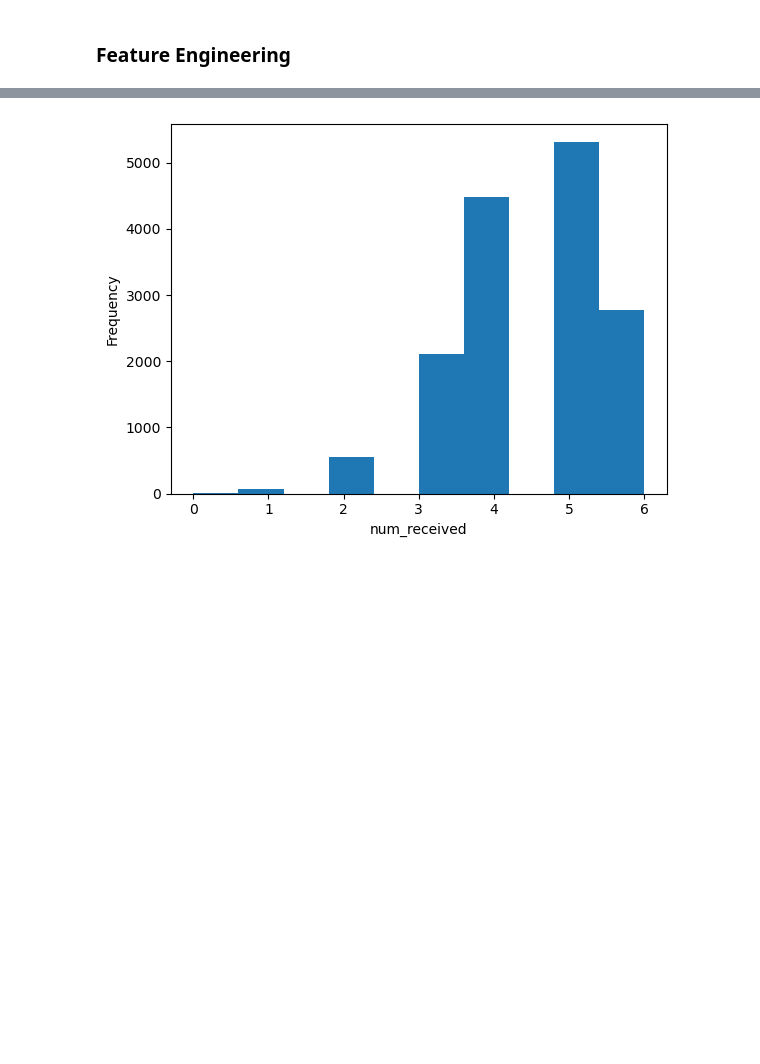
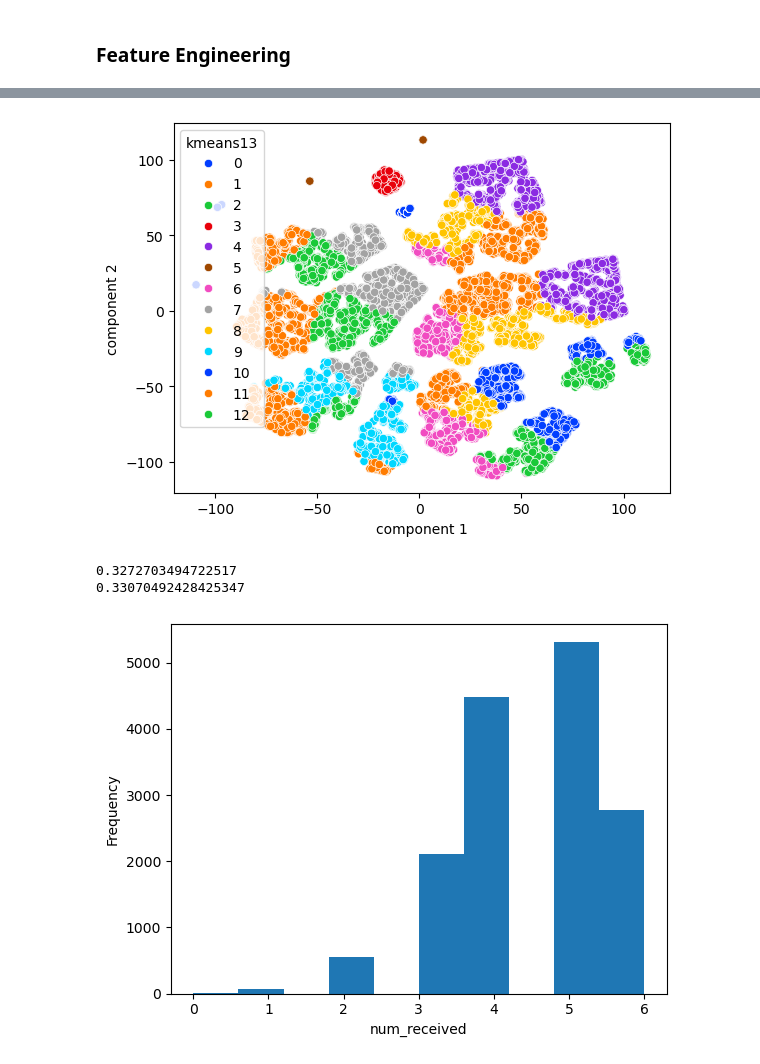
Before and after one commit to rara-ch/StarbucksPromotionalOffers_DataAnalysis, a Jupyter notebook: PythonNotebooks/OfferCompletion_ClassificationModelling.ipynb, the cells around one changed output, grey strips where cells are left out. Drawn from its saved outputs; the diff is of its cells as text; code cells hidden in the pictures; blank space fills up the shorter version.

```diff
--- a/PythonNotebooks/OfferCompletion_ClassificationModelling.ipynb
+++ b/PythonNotebooks/OfferCompletion_ClassificationModelling.ipynb
@@ -204,0 +273,32 @@ X_temp.head()
+# %%
+# Create a KMeans cluster with 6 clusters due to the inertia plot
+# Create a KMeans object with 13 clusters
+kmeans6 = KMeans(
+    n_clusters=6,
+    n_init=100,
+    random_state=42
+)
+
+# Fit the KMeans model on the standardised data
+kmeans6.fit(cluster_data)
+
+# Add the clusters to the tsne results (data_tsne) DataFrame
+data_tsne['kmeans6'] = kmeans6.labels_
+# %%
+# Plot the t-SNE data with 'kmeans6' as the hue
+sns.scatterplot(
+    data=data_tsne,
+    x='component 1',
+    y='component 2',
+    hue='kmeans13',
+    palette='bright'
+);
+# %% [output]
+[figure, added]
+# %%
+# Check the silhouette scores of the kmeans13 model and the kmeans6 model
+for kmeans in [kmeans13, kmeans6]:
+    print(silhouette_score(cluster_data, kmeans.labels_))
+# %% [output]
+0.3272703494722517
+0.33070492428425347
```
Also changed, not shown: parts of 11 cells of this notebook.
